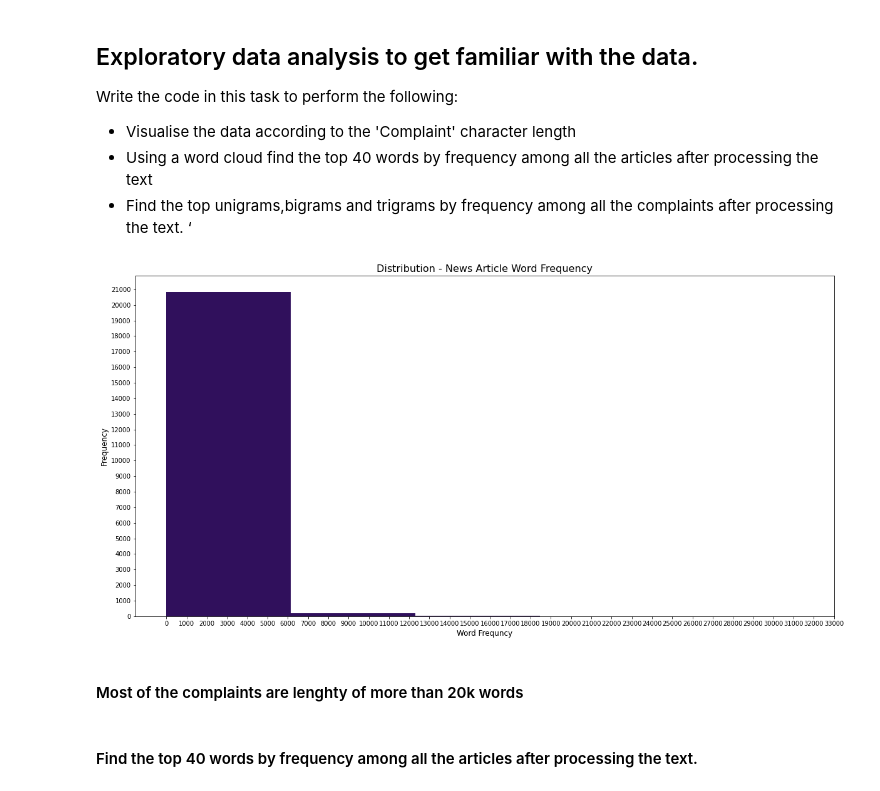
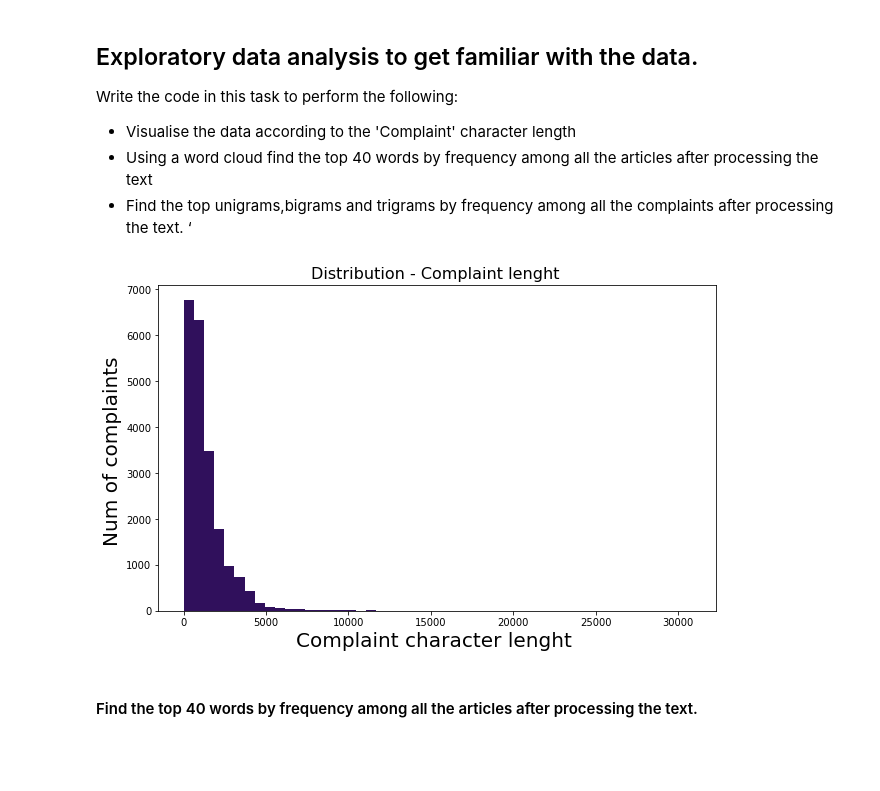
Before and after one commit to santoshramakumar/Automatic-Ticket-Classification-, a Jupyter notebook: Automatic_Ticket_Classification_Assignment.ipynb, the cells around one changed output. Saved outputs shown, nothing was run; the diff lists cells and outputs as text; code cells hidden in the pictures; blank space fills up the shorter version.

```diff
--- a/Automatic_Ticket_Classification_Assignment.ipynb
+++ b/Automatic_Ticket_Classification_Assignment.ipynb
@@ -423,34 +440,17 @@ Write the code in this task to perform the following:
 # %%
 # Write your code here to visualise the data according to the 'Complaint' character length
 df_clean["complaint_length"] = df_clean["complaints"].apply(len)
 
-fig = plt.figure(figsize=(20,10))
+fig = plt.figure(figsize=(10,6))
 
-plt.hist(
-    df_clean['complaint_length'],
-    bins=5,
-    color='#30105C'
-)
+plt.hist(df_clean['complaint_length'],bins=50,color='#30105C')
 
-plt.title('Distribution - News Article Word Frequency', fontsize=16)
-plt.ylabel('Frequency', fontsize=12)
-plt.xlabel('Word Frequncy', fontsize=12)
-plt.yticks(np.arange(0, 22000, 1000))
-plt.xticks(np.arange(0, 34000, 1000))
+plt.title('Distribution - Complaint lenght ', fontsize=16)
+plt.ylabel('Num of complaints ', fontsize=20)
+plt.xlabel('Complaint character lenght ', fontsize=20)
 
-#file_name = 'hist'
-
-'''
-fig.savefig(
-    file_path + file_name + '.png',
-    dpi=fig.dpi,
-    bbox_inches='tight'
-)
-'''
 plt.show()
 # %% [output]
-[figure, old version]
+[figure, new version]
-# %% [markdown]
-  #### Most of the complaints are lenghty of more than 20k words
 # %% [markdown]
 #### Find the top 40 words by frequency among all the articles after processing the text.
```
Also changed, not shown: parts of 66 cells of this notebook.
